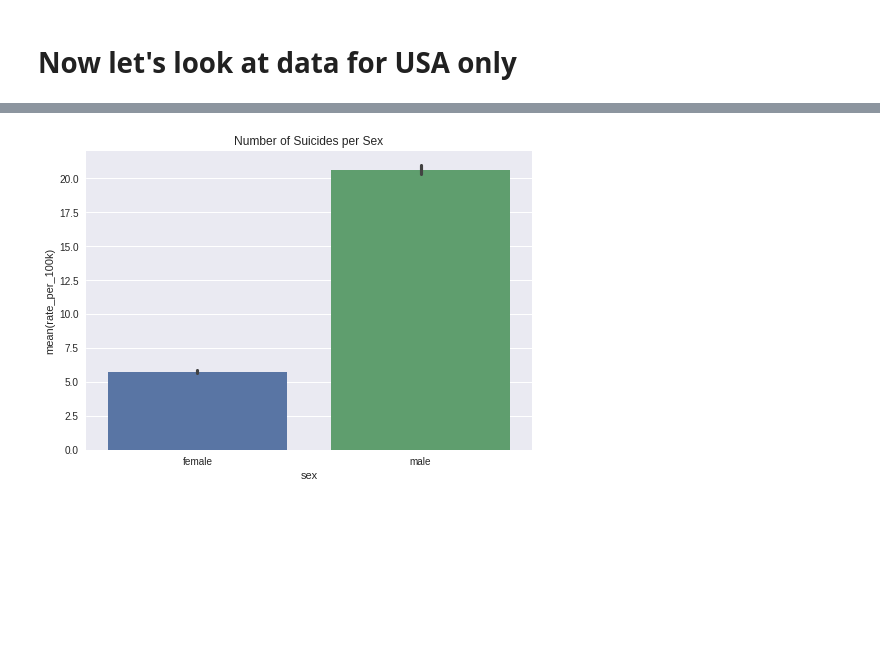
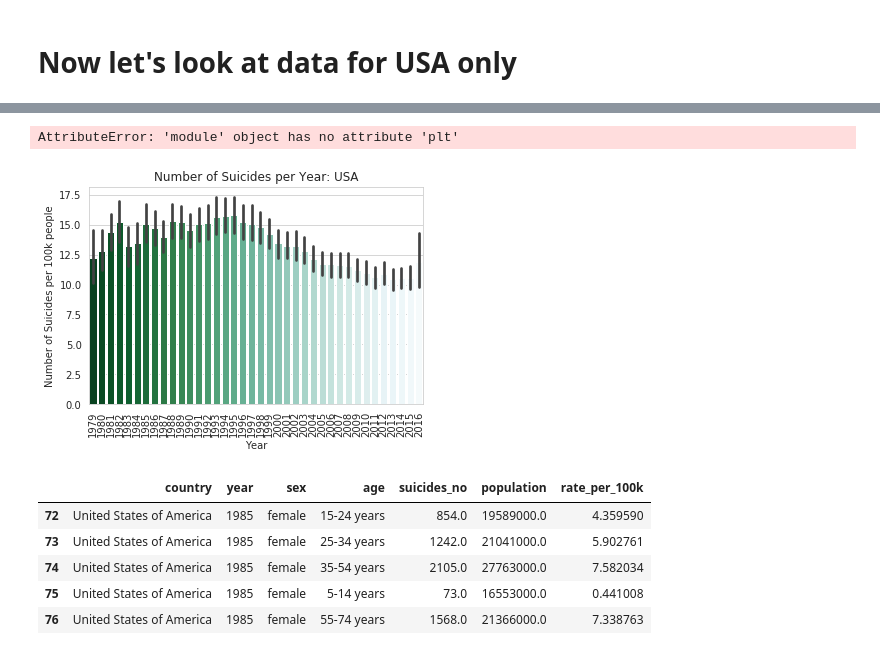
Before and after one commit to JaniceLove/Kaggle, a Jupyter notebook: WHO suicide data analysis .ipynb, the cells around one changed output, grey strips where cells are left out. Saved outputs shown, nothing was run; the diff lists cells and outputs as text; code cells hidden in the pictures; blank space fills up the shorter version.

```diff
--- a/WHO suicide data analysis .ipynb
+++ b/WHO suicide data analysis .ipynb
@@ -103,0 +145,5 @@ sns.plt.show()
+# %%
+#ugly, fix plot
+sns.set_style("whitegrid")
+g=sns.catplot(x="sex",y="rate_per_100k", hue="age", kind="bar", data=usa_df).set_xticklabels(rotation=90)
+(g.fig.suptitle('Number of suicides per 100k: USA'))
@@ -104,10 +153,12 @@ sns.plt.show()
 # %%
-usa_gender_s = sns.barplot(x='sex', y='rate_per_100k', data=df)
-usa_gender_s.set_xticklabels(usa_gender_s.get_xticklabels())
-usa_gender_s.set_xlabel=('Sex')
-usa_gender_s.set_ylabel=('Number of Suicides per 100k')
-usa_gender_s.set_title("Number of Suicides per Sex")
+sns.set_style("whitegrid")
+usa_year_s = sns.barplot(x='year',y='rate_per_100k',data=df, palette='BuGn_r')
+
+usa_year_s.set_xticklabels(usa_year_s.get_xticklabels(), rotation=90)
+usa_year_s.set_xlabel('Year')
+usa_year_s.set_ylabel('Number of Suicides per 100k people')
+usa_year_s.set_title('Number of Suicides per Year: USA')
 sns.plt.show()
-#Fix y label
 # %% [output]
+AttributeError: 'module' object has no attribute 'plt'
-[figure, old version]
+[figure, new version]
@@ -113,0 +167,9 @@ sns.plt.show()
+# %%
+usa_decades.head()
+# %% [output]
+|  | country | year | sex | age | suicides_no | population | rate_per_100k |
+| 72 | United States of America | 1985 | female | 15-24 years | 854.0 | 19589000.0 | 4.359590 |
+| 73 | United States of America | 1985 | female | 25-34 years | 1242.0 | 21041000.0 | 5.902761 |
+| 74 | United States of America | 1985 | female | 35-54 years | 2105.0 | 27763000.0 | 7.582034 |
+| 75 | United States of America | 1985 | female | 5-14 years | 73.0 | 16553000.0 | 0.441008 |
+| 76 | United States of America | 1985 | female | 55-74 years | 1568.0 | 21366000.0 | 7.338763 |
```
Also changed, not shown: parts of 14 cells of this notebook.
